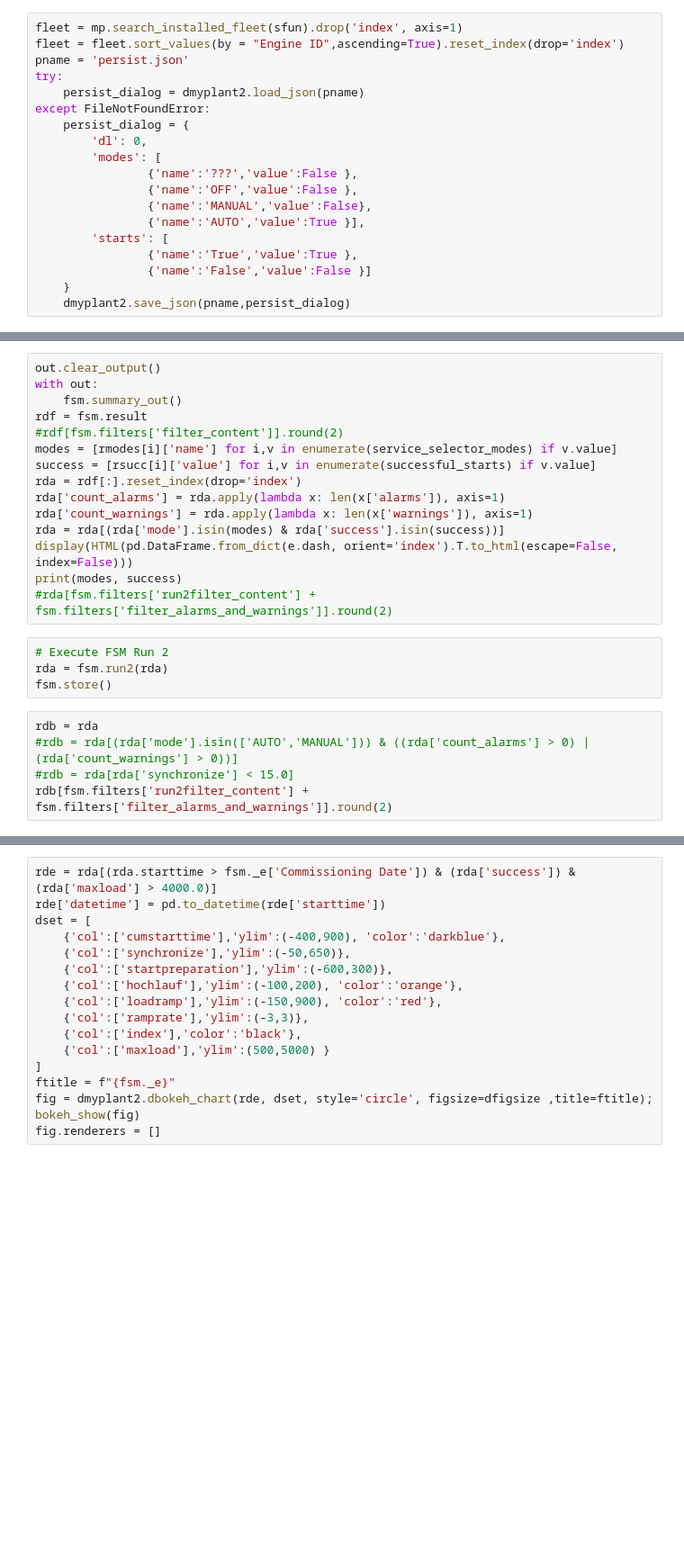
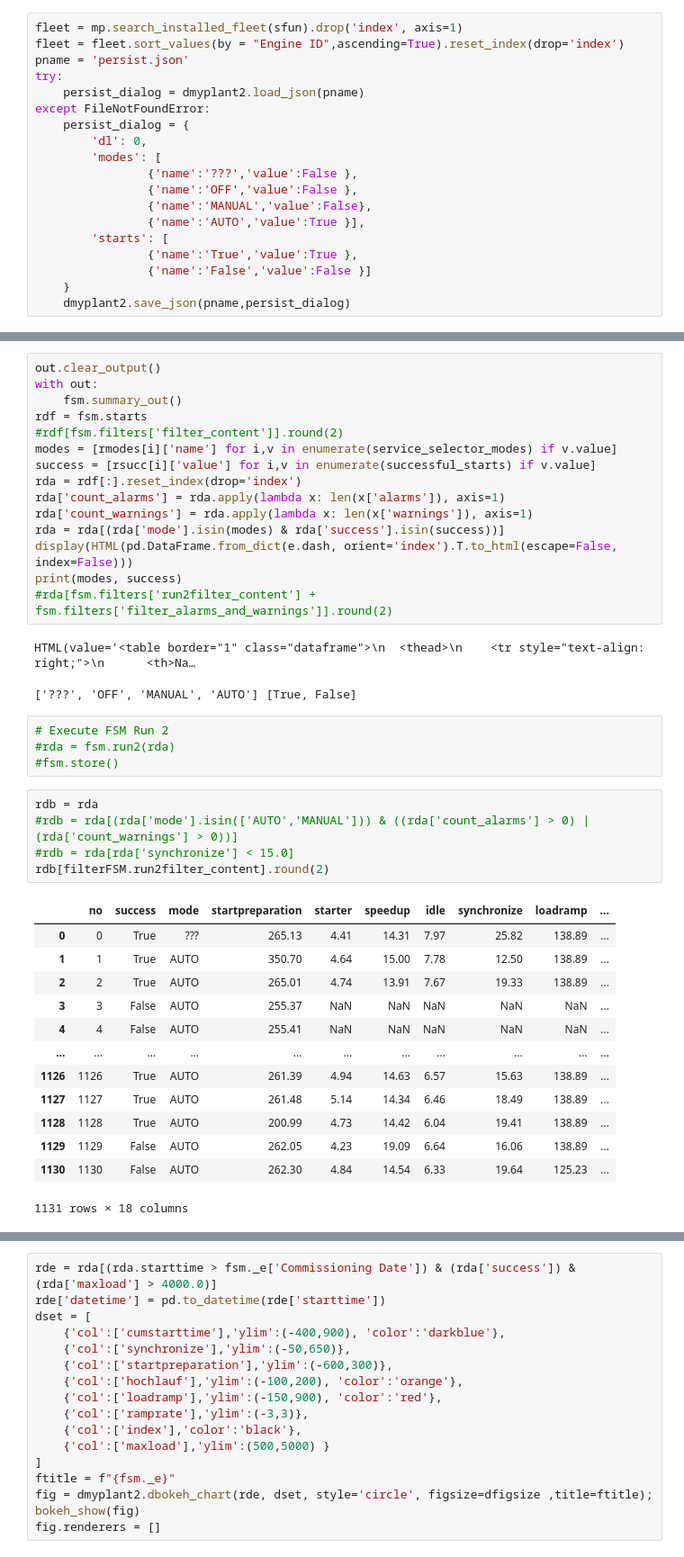
Before and after one commit to dieterch/statemachine, a Jupyter notebook: Landshut M4.ipynb, the cells around one changed output, grey strips where cells are left out. Shown at 90% size. Saved outputs shown, nothing was run; the diff lists cells and outputs as text; blank space fills up the shorter version.

```diff
--- a/Landshut M4.ipynb
+++ b/Landshut M4.ipynb
@@ -97,7 +119,7 @@ fsm.store()
 out.clear_output()
 with out:
     fsm.summary_out()
-rdf = fsm.result
+rdf = fsm.starts
 #rdf[fsm.filters['filter_content']].round(2)
 modes = [rmodes[i]['name'] for i,v in enumerate(service_selector_modes) if v.value]
 success = [rsucc[i]['value'] for i,v in enumerate(successful_starts) if v.value]
@@ -108,13 +130,30 @@ rda = rda[(rda['mode'].isin(modes) & rda['success'].isin(success))]
 display(HTML(pd.DataFrame.from_dict(e.dash, orient='index').T.to_html(escape=False, index=False)))
 print(modes, success)
 #rda[fsm.filters['run2filter_content'] + fsm.filters['filter_alarms_and_warnings']].round(2)
+# %% [output]
+HTML(value='<table border="1" class="dataframe">\n  <thead>\n    <tr style="text-align: right;">\n      <th>Na…
+['???', 'OFF', 'MANUAL', 'AUTO'] [True, False]
 # %%
 # Execute FSM Run 2
-rda = fsm.run2(rda)
-fsm.store()
+#rda = fsm.run2(rda)
+#fsm.store()
 # %%
 rdb = rda
 #rdb = rda[(rda['mode'].isin(['AUTO','MANUAL'])) & ((rda['count_alarms'] > 0) | (rda['count_warnings'] > 0))]
 #rdb = rda[rda['synchronize'] < 15.0]
-rdb[fsm.filters['run2filter_content'] + fsm.filters['filter_alarms_and_warnings']].round(2)
+rdb[filterFSM.run2filter_content].round(2)
+# %% [output]
+|  | no | success | mode | startpreparation | starter | speedup | idle | synchronize | loadramp | ... |
+| 0 | 0 | True | ??? | 265.13 | 4.41 | 14.31 | 7.97 | 25.82 | 138.89 | ... |
+| 1 | 1 | True | AUTO | 350.70 | 4.64 | 15.00 | 7.78 | 12.50 | 138.89 | ... |
+| 2 | 2 | True | AUTO | 265.01 | 4.74 | 13.91 | 7.67 | 19.33 | 138.89 | ... |
+| 3 | 3 | False | AUTO | 255.37 | NaN | NaN | NaN | NaN | NaN | ... |
+| 4 | 4 | False | AUTO | 255.41 | NaN | NaN | NaN | NaN | NaN | ... |
+| ... | ... | ... | ... | ... | ... | ... | ... | ... | ... | ... |
+| 1126 | 1126 | True | AUTO | 261.39 | 4.94 | 14.63 | 6.57 | 15.63 | 138.89 | ... |
+| 1127 | 1127 | True | AUTO | 261.48 | 5.14 | 14.34 | 6.46 | 18.49 | 138.89 | ... |
+| 1128 | 1128 | True | AUTO | 200.99 | 4.73 | 14.42 | 6.04 | 19.41 | 138.89 | ... |
+| 1129 | 1129 | False | AUTO | 262.05 | 4.23 | 19.09 | 6.64 | 16.06 | 138.89 | ... |
+| 1130 | 1130 | False | AUTO | 262.30 | 4.84 | 14.54 | 6.33 | 19.64 | 125.23 | ... |
+1131 rows × 18 columns
 # %%
```
Also changed, not shown: parts of 8 cells of this notebook, 5 other files.
